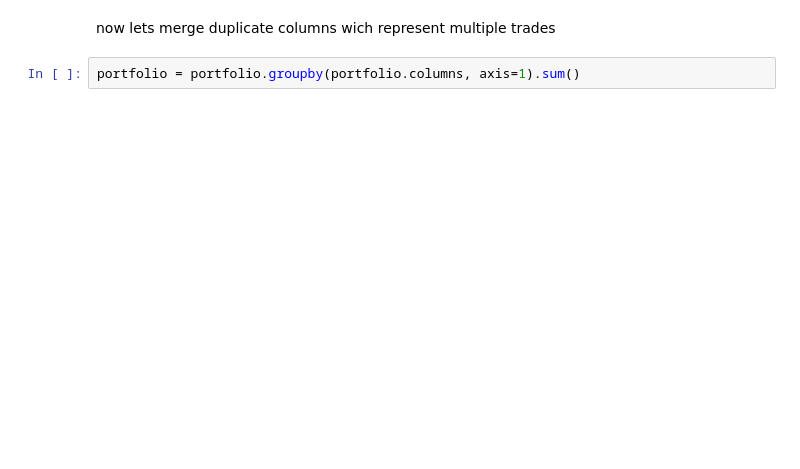
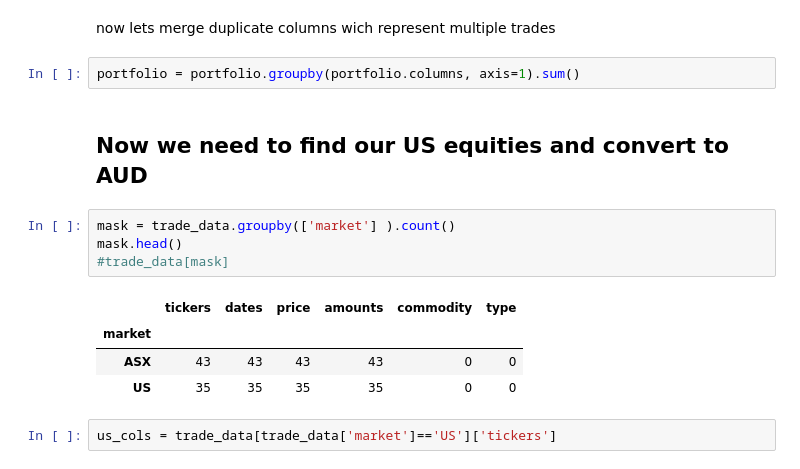
Before and after one commit to marrabld/portfolio_tracker, a Jupyter notebook: update_portfolio.ipynb, the cells around one changed output. Cells and saved outputs as stored; diff of their text form; blank space fills up the shorter version.

```diff
--- a/update_portfolio.ipynb
+++ b/update_portfolio.ipynb
@@ -126,3 +158,16 @@ portfolio
 now lets merge duplicate columns wich represent multiple trades
 # %%
 portfolio = portfolio.groupby(portfolio.columns, axis=1).sum()
+# %% [markdown]
+## Now we need to find our US equities and convert to AUD
+# %%
+mask = trade_data.groupby(['market'] ).count()
+mask.head()
+#trade_data[mask]
+# %% [output]
+|  | tickers | dates | price | amounts | commodity | type |
+| market |  |  |  |  |  |  |
+| ASX | 43 | 43 | 43 | 43 | 0 | 0 |
+| US | 35 | 35 | 35 | 35 | 0 | 0 |
+# %%
+us_cols = trade_data[trade_data['market']=='US']['tickers']
```
Also changed, not shown: parts of 26 cells of this notebook.
